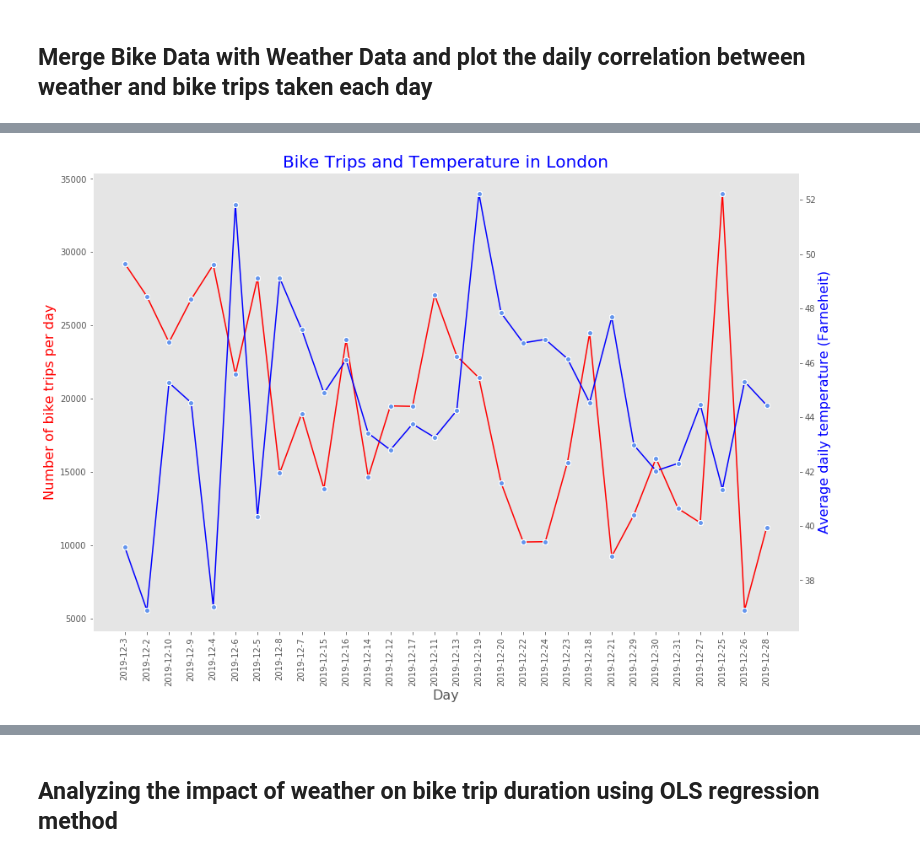
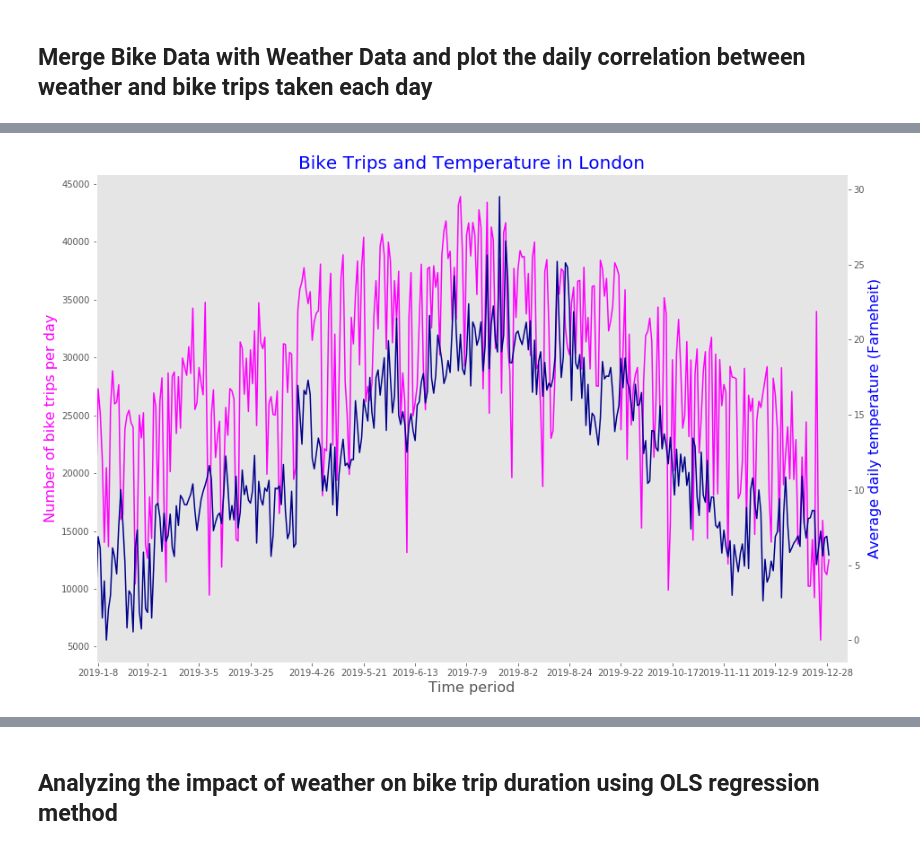
Before and after one commit to Fjolle/Using-statistical-models-to-assess-the-impact-of-weather-conditions-on-bicycling-behavior, a Jupyter notebook: tfl_project_copy2.ipynb, the cells around one changed output, grey strips where cells are left out. Saved outputs shown, nothing was run; the diff lists cells and outputs as text; code cells hidden in the pictures.

```diff
--- a/tfl_project_copy2.ipynb
+++ b/tfl_project_copy2.ipynb
@@ -5,7 +5,7 @@ import requests
 from xml.etree import ElementTree as ET
 
 ## Read list of names of all files from a separate CSV
-with open('tfl_bike_trips_small.csv', 'r') as f:
+with open('tfl_bike_trips.csv', 'r') as f:
     csv_list = f.read().splitlines()
 
 ## Downloading all of the bike journey CSV files for 2019 and appending to one dataset
@@ -15,5 +15,4 @@ url_list = [website + urllib.parse.quote(x) for x in csv_list]
 dfs = (pd.read_csv(url) for url in url_list)
 bike_journey_data = pd.concat(dfs, ignore_index=True)
 print(bike_journey_data.shape)
-bike_journey_data.head()
 # %% [output]
@@ -277,7 +361,7 @@ import getpass
 api_key = ('4bd2f4701fdba6c093dc1857f669bd23')
 lat = 51.51
 lng = -0.13
-date = datetime.datetime(2019,12,1)
+date = datetime.datetime(2019,1,1)
 forecast = forecastio.load_forecast(api_key, lat, lng, time=date)
 attributes = ["temperature", "precipIntensity", "humidity", "windSpeed", "visibility"]
 
@@ -286,8 +370,8 @@ data = {}
 for attr in attributes:
     data[attr] = []
 
-start = datetime.datetime(2019, 12, 1)
-for offset in range(1, 60):
+start = datetime.datetime(2019, 1, 1)
+for offset in range(1, 365):
     forecast = forecastio.load_forecast('4bd2f4701fdba6c093dc1857f669bd23', '51.51', '-0.13', time=start+datetime.timedelta(offset), units="uk")
     h = forecast.hourly()
     d = h.data
@@ -302,6 +386,8 @@ for offset in range(1, 60):
 weather_data = pd.DataFrame(data, index=times)
 
 weather_data.index.names = ['Date']
+
+weather_data.to_csv('weather_data.csv', header=True, index=True)
 # %%
 weather_data['Date']=weather_data.index
 
@@ -388,34 +487,42 @@ bike_journey_loc_weather_data_2.to_csv('bike_journey_loc_weather_data_2.csv', he
 # %%
 ##bike usage and weather conditions / daily picture
 
 # create figure and axis objects with subplots()
+
+#bike_trips_fit = np.polyfit(bike_journey_loc_weather_data.bike_trips_by_day_y,bike_journey_loc_weather_data.bike_trips_by_day_y,1)
+
 fig,ax = plt.subplots(figsize=(15, 10))
 # make a plot
-ax.plot(bike_journey_loc_weather_data.id_new, bike_journey_loc_weather_data.bike_trips_by_day_y, color="r", marker="o", markerfacecolor='CornflowerBlue', markeredgecolor='white')
+ax.plot(bike_journey_loc_weather_data.id_new, bike_journey_loc_weather_data.bike_trips_by_day_y, color="magenta")
+
 # set x-axis label
-ax.set_xlabel("Day",fontsize=16)
+ax.set_xlabel("Time period",fontsize=16)
 # set y-axis label
 ax.grid(False)
-ax.set_ylabel("Number of bike trips per day",color="r",fontsize=16)
+ax.set_ylabel("Number of bike trips per day",color="magenta",fontsize=16)
 
 # twin object for two different y-axis on the sample plot
 ax2=ax.twinx()
 # make a plot with different y-axis using second axis object
-ax2.plot(bike_journey_loc_weather_data.id_new, bike_journey_loc_weather_data.temperature,color="blue",marker="o", markerfacecolor='CornflowerBlue', markeredgecolor='white')
+ax2.plot(bike_journey_loc_weather_data.id_new, bike_journey_loc_weather_data.temperature,color="darkblue")
 ax2.set_ylabel("Average daily temperature (Farneheit)",color="blue",fontsize=16)
 ax2.grid(False)
-for tick in ax.get_xticklabels():
-    tick.set_rotation(90)
+#for tick in ax.get_xticklabels():
+ #   tick.set_rotation(90)
 
 plt.title("Bike Trips and Temperature in London", fontsize=20, color="b")
+
+plt.xlim(0, 365)
+
+plt.xticks([1, 25, 50, 75, 105, 130, 155, 180, 205, 230, 255, 280, 305, 330, 355], fontsize=18)
 
 #ax.set_facecolor((1.0, 1.0, 1.0))
 
 plt.show()
 
 # save the plot as a file
 #fig.savefig('two_different_y_axis_for_single_python_plot_with_twinx.jpg',
           #  format='jpeg',
           #  dpi=1000)
 # %% [output]
-[figure, old version]
+[figure, new version]
```
Also changed, not shown: parts of 23 cells of this notebook.
